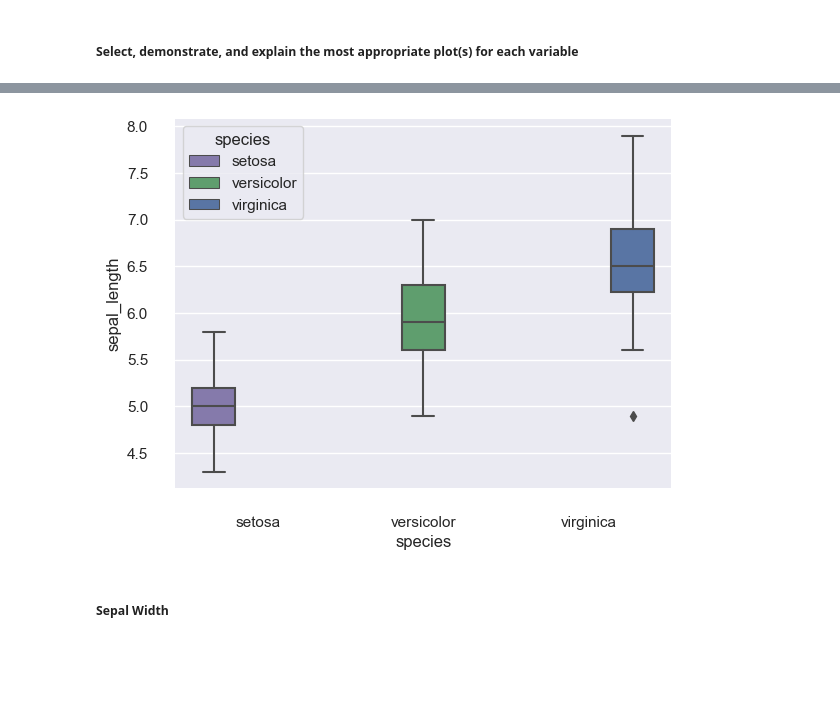
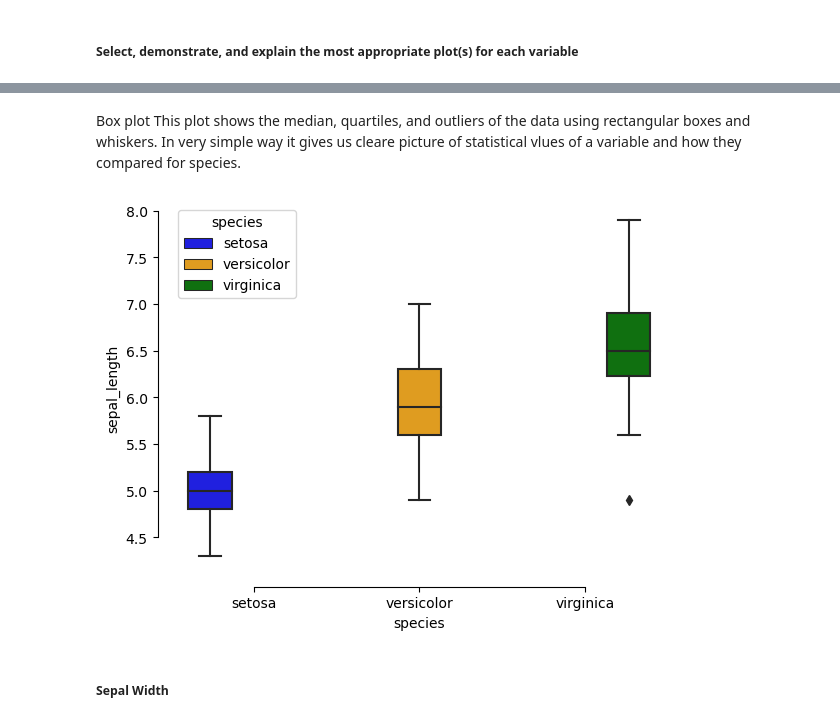
Before and after one commit to OlgaKnut/fundamentals-of-data-analysis-project, a Jupyter notebook: project.ipynb, the cells around one changed output, grey strips where cells are left out. Saved outputs shown, nothing was run; the diff lists cells and outputs as text; code cells hidden in the pictures; blank space fills up the shorter version.

Commit message:
plots description

```diff
--- a/project.ipynb
+++ b/project.ipynb
@@ -180,10 +191,13 @@ plt.show()
+# %% [markdown]
+Box plot This plot shows the median, quartiles, and outliers of the data using rectangular boxes and whiskers. In very simple way it gives us cleare picture of statistical vlues of a variable and how they compared for species.
 # %%
 sns.boxplot(x="species", y="sepal_length",
-            hue="species", palette=["m", "g", "b"],
+            hue="species", palette=["blue", "orange", "green"],
             data=iris_df)
 sns.despine(offset=10, trim=True)
+plt.show()
 # %% [output]
-[figure, old version]
+[figure, new version]
 # %% [markdown]
 ##### **Sepal Width**
 # %%
```
Also changed, not shown: parts of 30 cells of this notebook.
